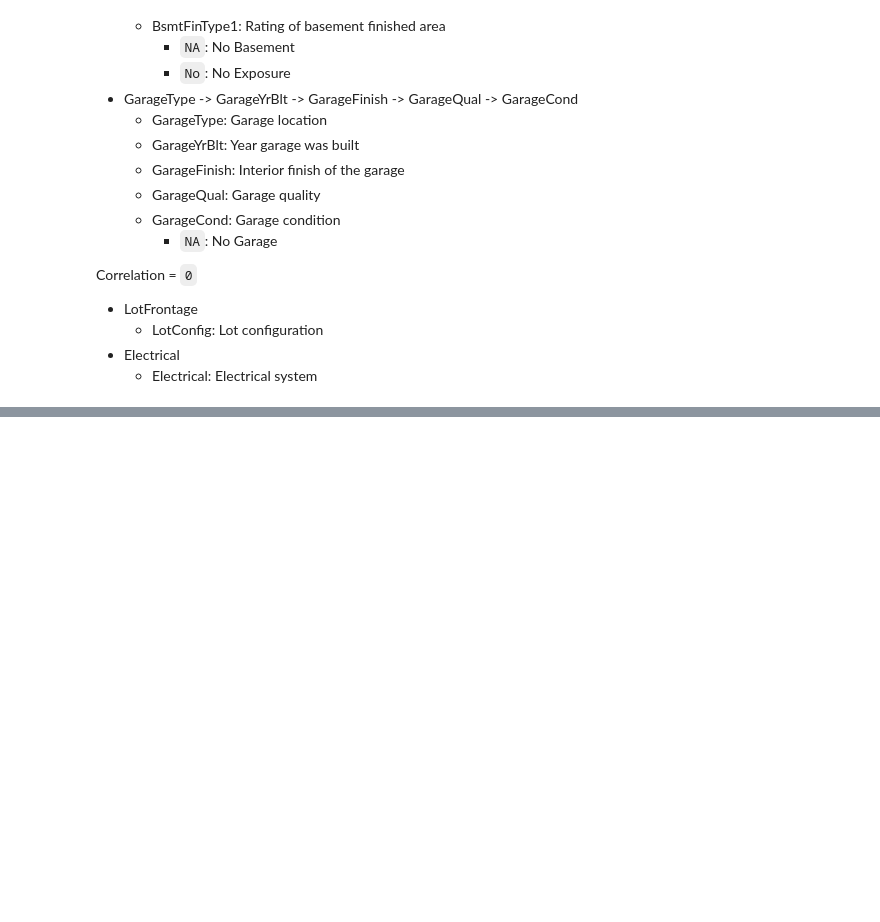
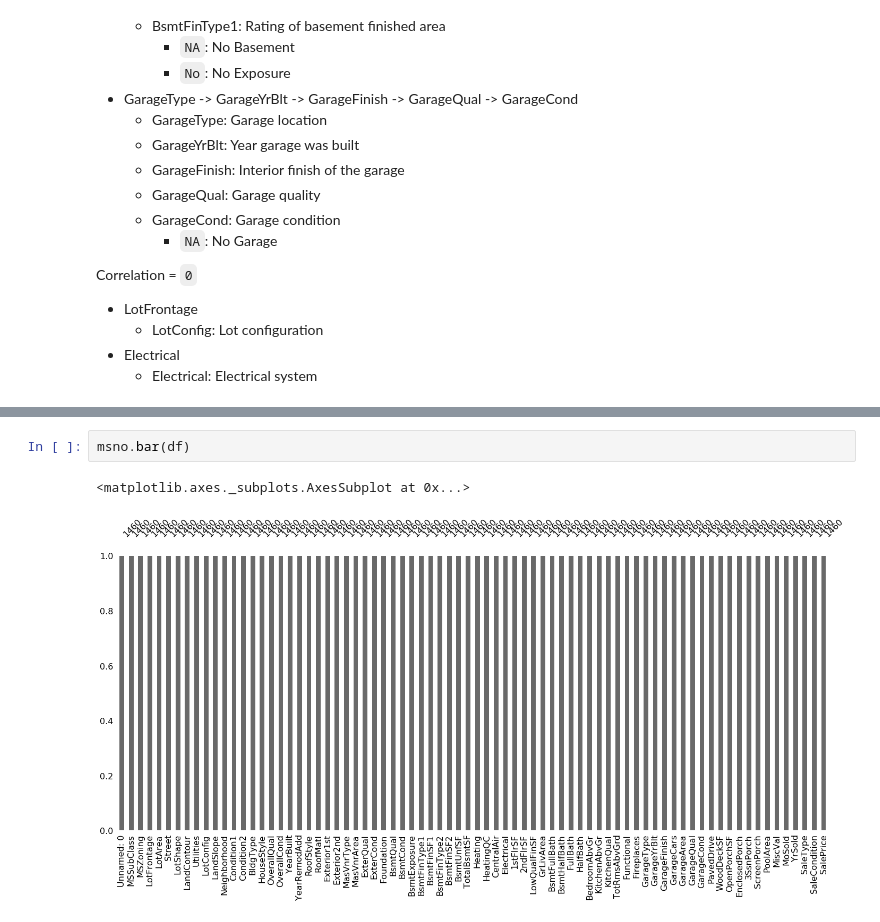
Before and after one commit to JacoboGGLeon/houses_sales_kaggle, a Jupyter notebook: load.ipynb, the cells around one changed output, grey strips where cells are left out. Drawn from its saved outputs; the diff is of its cells as text; blank space fills up the shorter version.

```diff
--- a/load.ipynb
+++ b/load.ipynb
@@ -106,0 +126,5 @@ Correlation =  `0`
+# %%
+msno.bar(df)
+# %% [output]
+<matplotlib.axes._subplots.AxesSubplot at 0x...>
+[figure, added]
```
Also changed, not shown: parts of 3 cells of this notebook, 1 other file.
